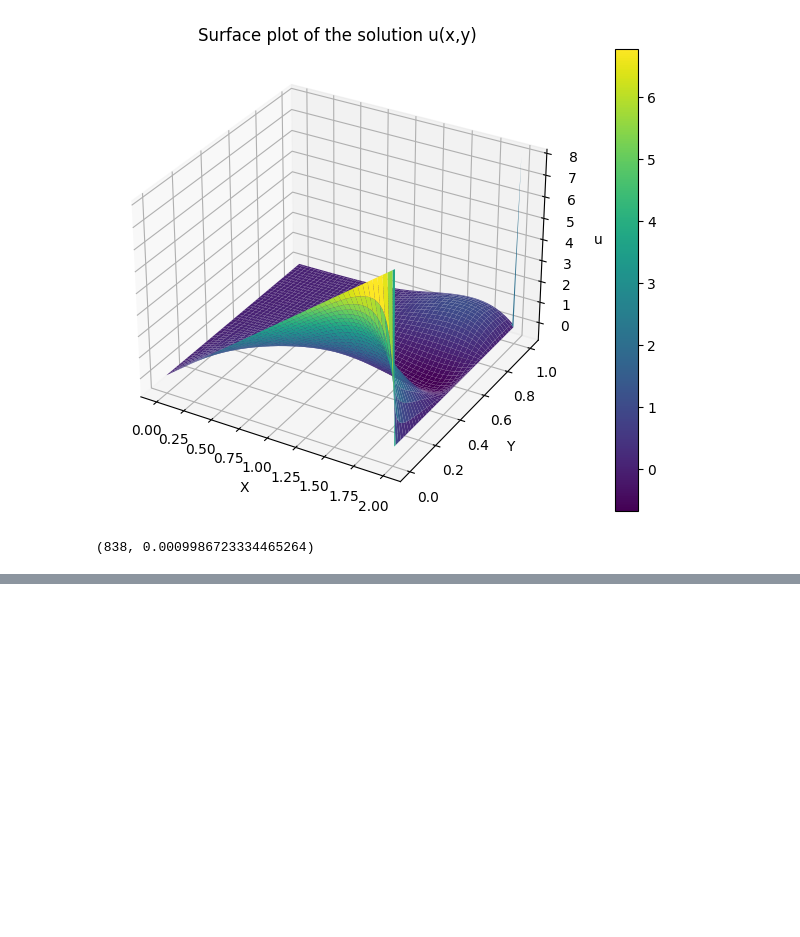
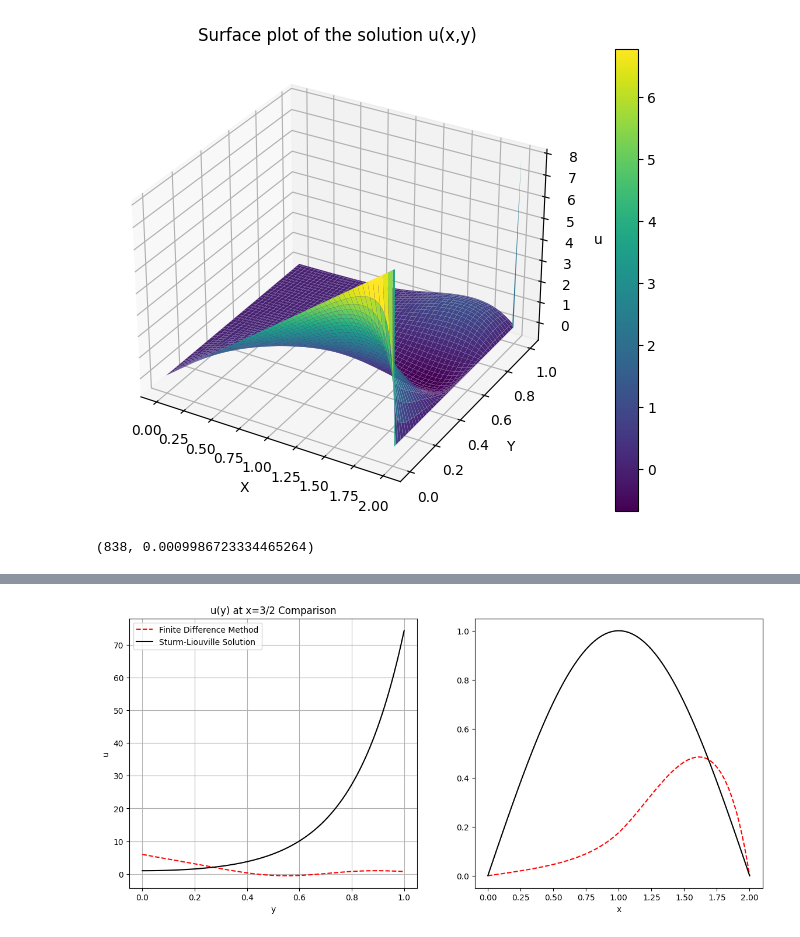
Before and after one commit to aqsnyder/eng_math, a Jupyter notebook: ps_2/test.ipynb, the cells around one changed output, grey strips where cells are left out. Drawn from its saved outputs; the diff is of its cells as text; code cells hidden in the pictures; blank space fills up the shorter version.

```diff
--- a/ps_2/test.ipynb
+++ b/ps_2/test.ipynb
@@ -70,0 +123,86 @@ iterations, max_diff
+# %%
+# Parameters given for the problem
+alpha = 9
+beta = 8
+gamma = 5
+
+# Set the number of grid points and the convergence criterion
+N = 100
+epsilon = 1e-3  # Convergence criterion
+
+# Initialize the grid
+u_fd = np.zeros((N, N))
+x_fd = np.linspace(0, 2, N)
+y_fd = np.linspace(0, 1, N)
+dx_fd = x_fd[1] - x_fd[0]
+dy_fd = y_fd[1] - y_fd[0]
+
+# Apply boundary conditions
+u_fd[0, :] = beta * y_fd  # u(x=0) = beta * y
+u_fd[-1, :] = beta * y_fd  # u(x=2) = beta * y
+# u(y=0) is already initialized to 0
+
+# Precompute the constant f(x,y) for x >= 1
+f_fd = np.zeros((N, N))
+for j in range(N):
+    for i in range(N//2, N):  # Start at x=1, which is halfway across the grid
+        f_fd[j, i] = 40 * np.sin(alpha * y_fd[j]) * (1 - x_fd[i])
+
+# Perform Gauss-Seidel iteration
+max_diff_fd = np.inf
+iterations_fd = 0
+
+while max_diff_fd > epsilon:
+    max_diff_fd = 0
+    for j in range(1, N-1):
+        for i in range(1, N-1):
+            u_old_fd = u_fd[j, i]
+            # Apply the Gauss-Seidel update
+            if x_fd[i] < 1:
+                u_fd[j, i] = 0.25 * (u_fd[j, i+1] + u_fd[j, i-1] + u_fd[j+1, i] + u_fd[j-1, i])
+            else:
+                u_fd[j, i] = 0.25 * (u_fd[j, i+1] + u_fd[j, i-1] + u_fd[j+1, i] + u_fd[j-1, i] - dx_fd**2 * f_fd[j, i])
+
+            # Compute the change and track the maximum
+            diff_fd = abs(u_fd[j, i] - u_old_fd)
+            max_diff_fd = max(max_diff_fd, diff_fd)
+
+    # Apply the Neumann boundary condition at y=1
+    for i in range(1, N-1):
+        u_fd[N-1, i] = u_fd[N-2, i] - dy_fd * gamma * u_fd[N-2, i]
+
+    iterations_fd += 1
+
+# Extracting the finite difference solution at the specified lines
+x_index_fd_3_2 = int(1.5 / dx_fd)  # Index for x=3/2
+y_index_fd_3_4 = int(0.75 / dy_fd)  # Index for y=3/4
+
+fd_u_y_at_x_3_2 = u_fd[:, x_index_fd_3_2]
+fd_u_x_at_y_3_4 = u_fd[y_index_fd_3_4, :]
+
+# For the Sturm-Liouville solution, calculate the eigenfunction for x=3/2 and y=3/4
+# Using the eigenvalue k from the previous calculation
+k_sl = 5.00045361  # Eigenvalue from previous calculation
+sl_u_y_at_x_3_2 = np.cosh(k_sl * y_fd)  # This would be the Sturm-Liouville solution at x=3/2
+sl_u_x_at_y_3_4 = np.sin((np.pi/2) * x_fd)  # Assuming n=1 for the first eigenfunction
+
+# Now let's plot the comparison
+plt.figure(figsize=(14, 6))
+
+# Plot for u(y) at x=3/2
+plt.subplot(1, 2, 1)
+plt.plot(y_fd, fd_u_y_at_x_3_2, 'r--', label='Finite Difference Method')
+plt.plot(y_fd, sl_u_y_at_x_3_2, 'k-', label='Sturm-Liouville Solution')
+plt.xlabel('y')
+plt.ylabel('u')
+plt.title('u(y) at x=3/2 Comparison')
+plt.legend()
+plt.grid(True)
+
+# Plot for u(x) at y=3/4
+plt.subplot(1, 2, 2)
+plt.plot(x_fd, fd_u_x_at_y_3_4, 'r--', label='Finite Difference Method')
+plt.plot(x_fd, sl_u_x_at_y_3_4, 'k-', label='Sturm-Liouville Solution')
+plt.xlabel('x')
+plt.ylabel
+# %% [output]
@@ -70,0 +210 @@ iterations, max_diff
+[figure, added]
```
Also changed, not shown: parts of 3 cells of this notebook, 2 other files.
